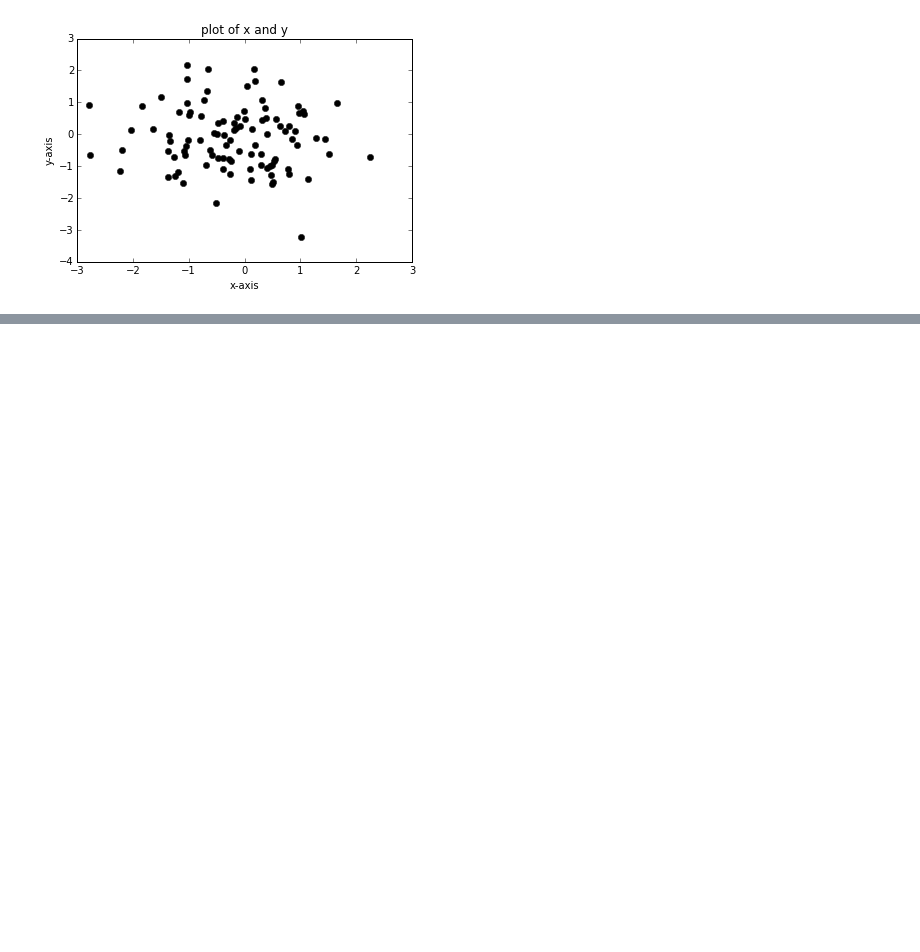
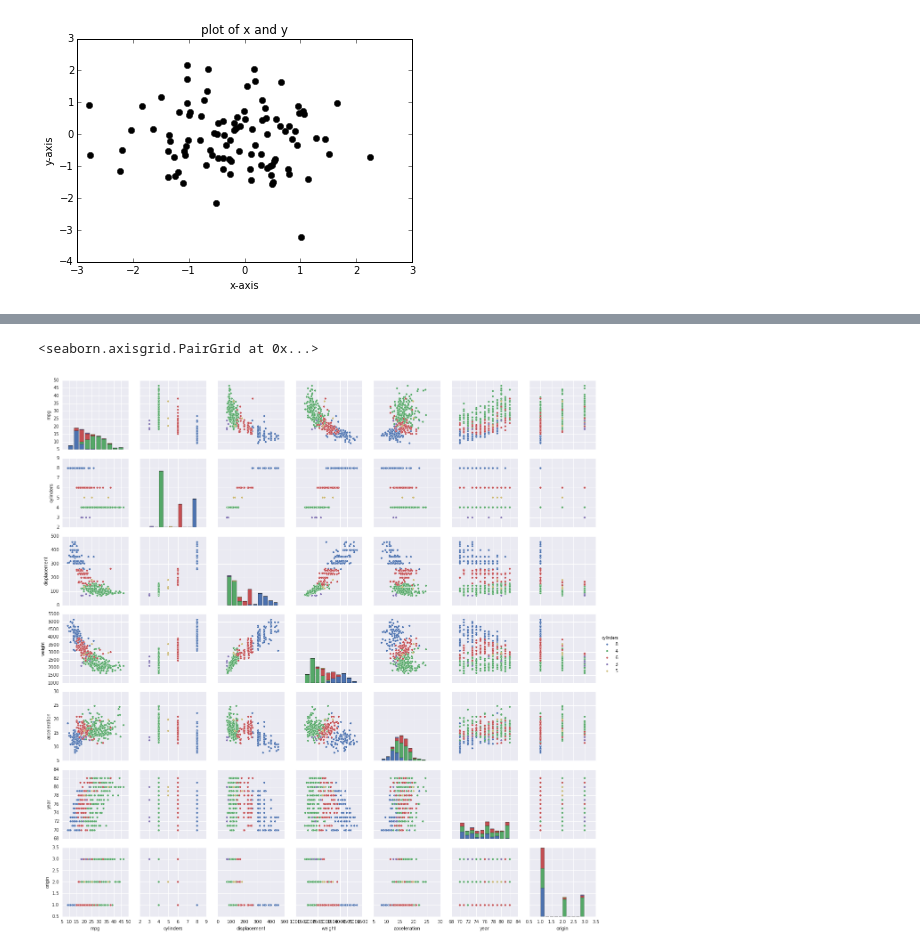
Before and after one commit to monkeyconan/ISL-pythonlab, a Jupyter notebook: Chap2_Basic_Commands.ipynb, the cells around one changed output, grey strips where cells are left out. Drawn from its saved outputs; the diff is of its cells as text; code cells hidden in the pictures; blank space fills up the shorter version.

```diff
--- a/Chap2_Basic_Commands.ipynb
+++ b/Chap2_Basic_Commands.ipynb
@@ -85,0 +142,5 @@ plt.title("plot of x and y")
+# %%
+sns.pairplot(auto, hue = "cylinders")
+# %% [output]
+<seaborn.axisgrid.PairGrid at 0x...>
+[figure, added]
```
Also changed, not shown: parts of 9 cells of this notebook, 1 other file.
